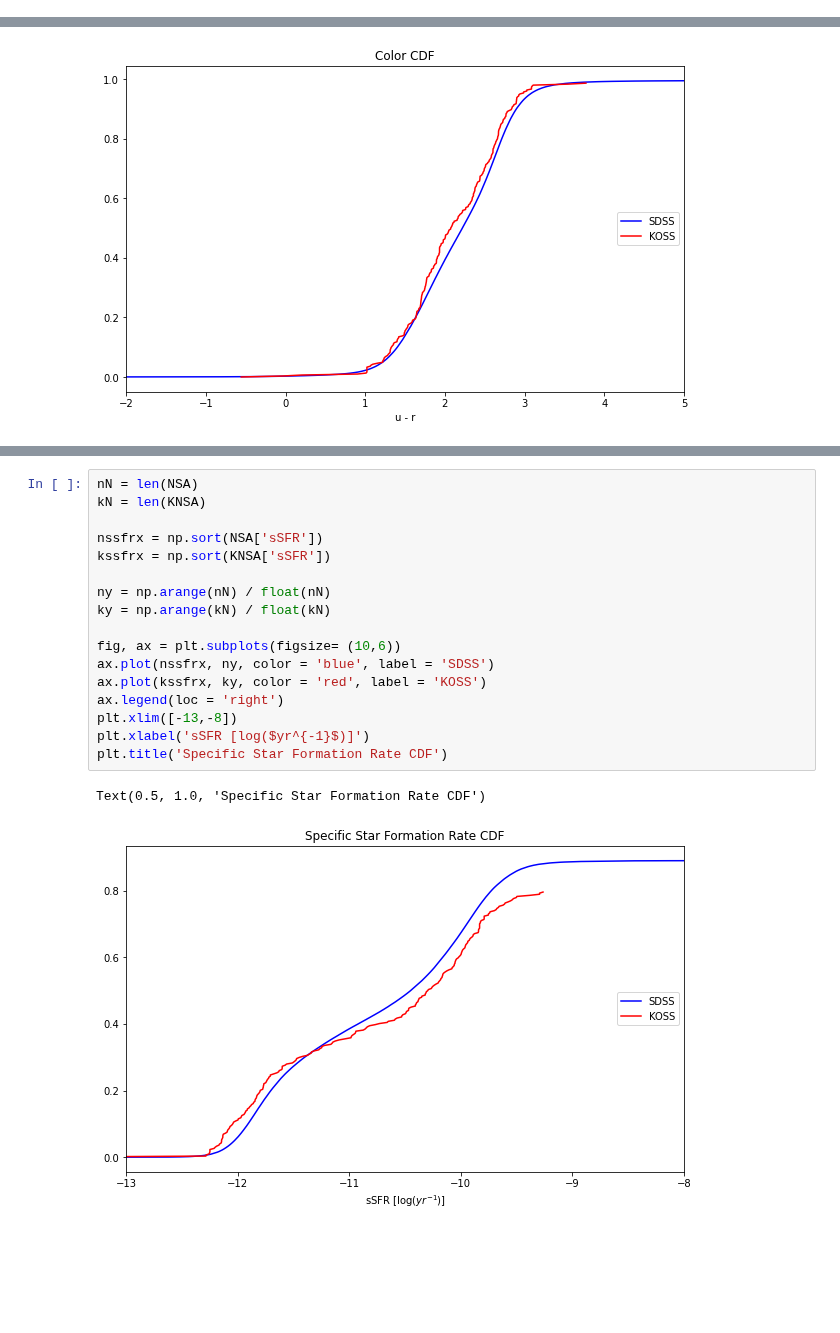
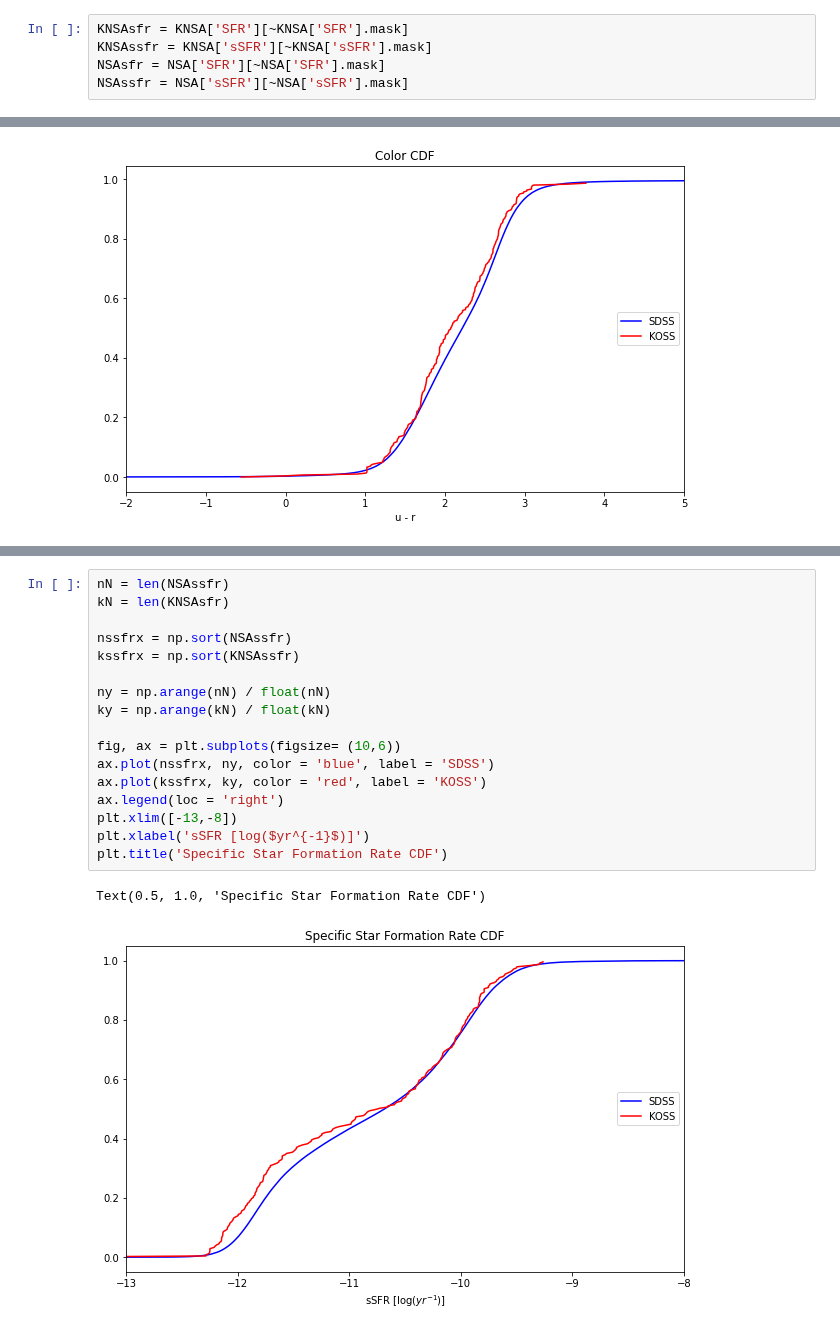
Before and after one commit to DESI-UR/Void_analysis, a Jupyter notebook: nb/Taryn_Lovan/Galaxy_Properties.ipynb, the cells around one changed output, grey strips where cells are left out. Saved outputs shown, nothing was run; the diff lists cells and outputs as text; blank space fills up the shorter version.

```diff
--- a/nb/Taryn_Lovan/Galaxy_Properties.ipynb
+++ b/nb/Taryn_Lovan/Galaxy_Properties.ipynb
@@ -52,6 +52,11 @@ NSA['U-R'] = catalog_main['u_r']
 del catalog_main
 # %%
 NSA = NSA[NSA['Z']>0 & np.isfinite(NSA['U-R'])]
+# %%
+KNSAsfr = KNSA['SFR'][~KNSA['SFR'].mask]
+KNSAssfr = KNSA['sSFR'][~KNSA['sSFR'].mask]
+NSAsfr = NSA['SFR'][~NSA['SFR'].mask]
+NSAssfr = NSA['sSFR'][~NSA['sSFR'].mask]
 # %%
 # kra = Kgals['RA'] * u.deg
 # kdec = Kgals['DEC'] * u.deg
@@ -261,20 +268,20 @@ print(ksfrx[250])
 # %%
-nN = len(NSA)
-kN = len(KNSA)
+nN = len(NSAssfr)
+kN = len(KNSAsfr)
 
-nssfrx = np.sort(NSA['sSFR'])
-kssfrx = np.sort(KNSA['sSFR'])
+nssfrx = np.sort(NSAssfr)
+kssfrx = np.sort(KNSAssfr)
 
 ny = np.arange(nN) / float(nN)
 ky = np.arange(kN) / float(kN)
 
 fig, ax = plt.subplots(figsize= (10,6))
 ax.plot(nssfrx, ny, color = 'blue', label = 'SDSS')
 ax.plot(kssfrx, ky, color = 'red', label = 'KOSS')
 ax.legend(loc = 'right')
 plt.xlim([-13,-8])
 plt.xlabel('sSFR [log($yr^{-1}$)]')
 plt.title('Specific Star Formation Rate CDF')
 # %% [output]
 Text(0.5, 1.0, 'Specific Star Formation Rate CDF')
-[figure, old version]
+[figure, new version]
```
Also changed, not shown: parts of 10 cells of this notebook.
